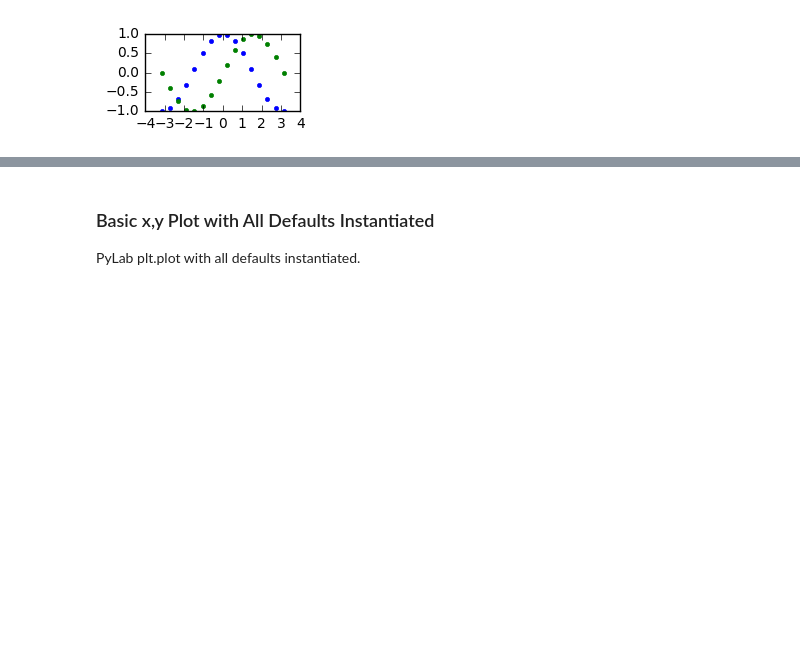
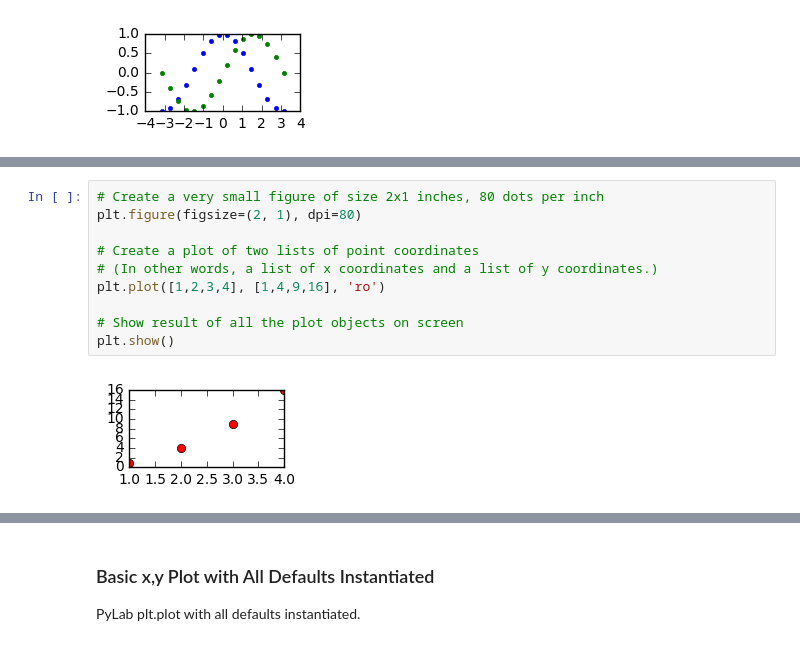
Before and after one commit to austinoid/Python_Student_Notebooks, a Jupyter notebook: MatPlotLib for Python Student Notebook.ipynb, the cells around one changed output, grey strips where cells are left out. Drawn from its saved outputs; the diff is of its cells as text; blank space fills up the shorter version.

Commit message:
Added NumPy and MatPlotLib notebooks and updated others

```diff
--- a/MatPlotLib for Python Student Notebook.ipynb
+++ b/MatPlotLib for Python Student Notebook.ipynb
@@ -151,0 +197,12 @@ plt.show()
+# %%
+# Create a very small figure of size 2x1 inches, 80 dots per inch
+plt.figure(figsize=(2, 1), dpi=80)
+
+# Create a plot of two lists of point coordinates
+# (In other words, a list of x coordinates and a list of y coordinates.)
+plt.plot([1,2,3,4], [1,4,9,16], 'ro')
+
+# Show result of all the plot objects on screen
+plt.show()
+# %% [output]
+[figure, added]
```
Also changed, not shown: parts of 16 cells of this notebook, 6 other files.
